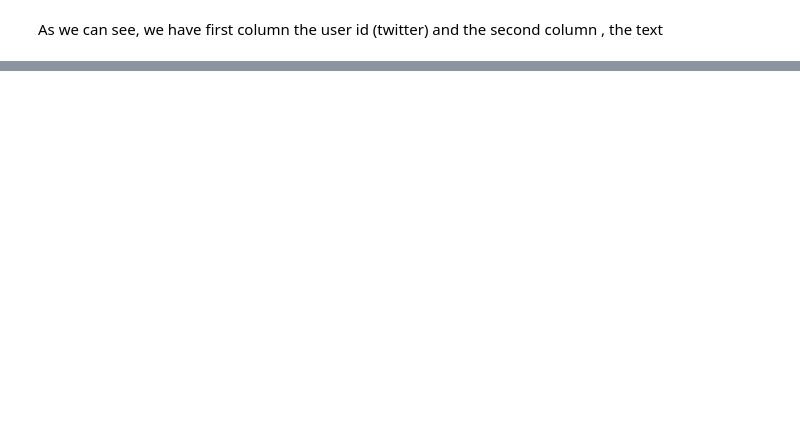
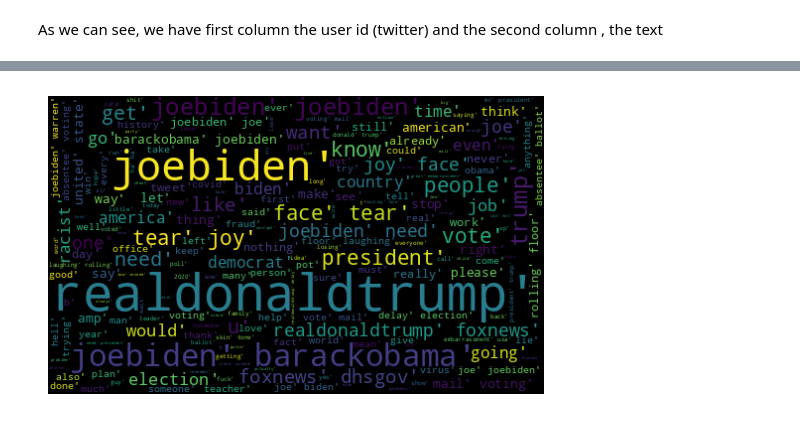
Before and after one commit to PKpacheco/final_project_neural_networks, a Jupyter notebook: Paola_Pacheco_Final_project_NN.ipynb, the cells around one changed output, grey strips where cells are left out. Saved outputs shown, nothing was run; the diff lists cells and outputs as text; code cells hidden in the pictures; blank space fills up the shorter version.

```diff
--- a/Paola_Pacheco_Final_project_NN.ipynb
+++ b/Paola_Pacheco_Final_project_NN.ipynb
@@ -183,0 +326,4 @@ df_trump
+# %%
+# apply the sentiment columns
+biden[['polarity', 'subjectivity']] = biden['clean_text'].apply(calculate_sentiment)
+print(biden.head())
@@ -183,0 +344,6 @@ df_trump
+# %%
+# new column opinion label based on the sentiment polarity
+trump["opinion_label"] = np.where(trump["polarity"] > 0, "positive", "negative")
+trump.loc[trump["polarity"] == 0, "opinion_label"] = "neutral"
+
+print(trump.head())
@@ -183,0 +371,6 @@ df_trump
+# %%
+# new column opinion label based on the sentiment polarity
+biden["opinion_label"] = np.where(biden["polarity"] > 0, "positive", "negative")
+biden.loc[biden["polarity"] == 0, "opinion_label"] = "neutral"
+
+print(biden.head())
@@ -183,0 +516,19 @@ df_trump
+# %%
+# concatenate df
+
+# create a column to identify the candidate
+biden['candidate'] = 'biden'
+trump['candidate'] = 'trump'
+
+# concatenate df
+df_combined = pd.concat([biden, trump], ignore_index=True)
+# %%
+# fancy word plot
+allwords = ' '.join([twts for twts in df_combined['clean_text']])
+wordcloud = WordCloud(width=500, height=300, random_state=21, max_font_size=119).generate(allwords)
+
+plt.imshow(wordcloud, interpolation='bilinear')
+plt.axis('off')
+plt.show()
+# %% [output]
+[figure, added]
```
Also changed, not shown: parts of 150 cells of this notebook.
